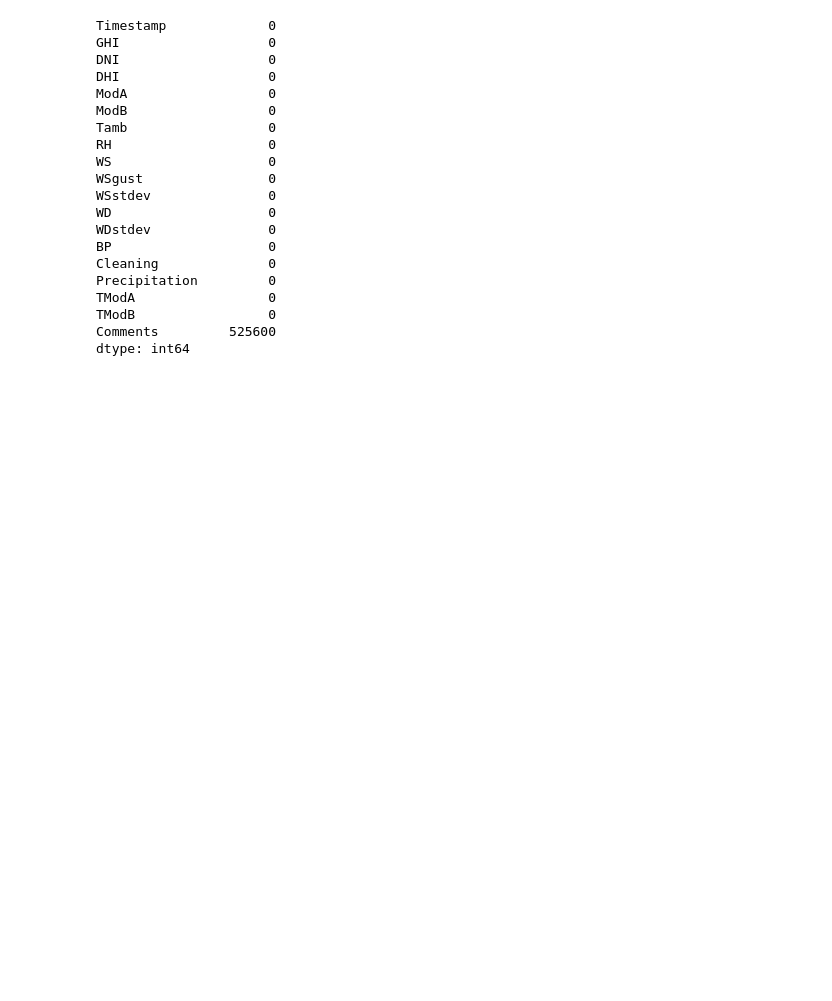
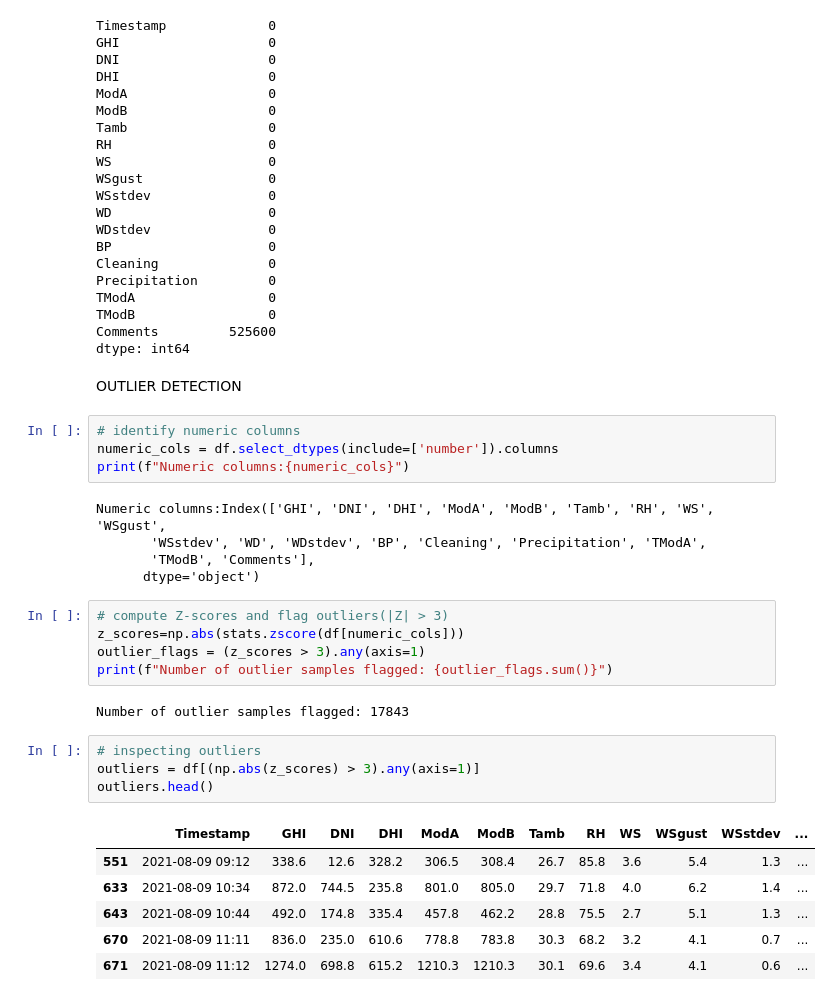
Before and after one commit to ayaf111/solar-challenge-week-0, a Jupyter notebook: notebooks/test.ipynb, the cells around one changed output. Saved outputs shown, nothing was run; the diff lists cells and outputs as text; blank space fills up the shorter version.

```diff
--- a/notebooks/test.ipynb
+++ b/notebooks/test.ipynb
@@ -126,3 +126,32 @@ TModA                 0
 TModB                 0
 Comments         525600
 dtype: int64
+# %% [markdown]
+OUTLIER DETECTION
+# %%
+# identify numeric columns
+numeric_cols = df.select_dtypes(include=['number']).columns
+print(f"Numeric columns:{numeric_cols}")
+# %% [output]
+Numeric columns:Index(['GHI', 'DNI', 'DHI', 'ModA', 'ModB', 'Tamb', 'RH', 'WS', 'WSgust',
+       'WSstdev', 'WD', 'WDstdev', 'BP', 'Cleaning', 'Precipitation', 'TModA',
+       'TModB', 'Comments'],
+      dtype='object')
+# %%
+# compute Z-scores and flag outliers(|Z| > 3)
+z_scores=np.abs(stats.zscore(df[numeric_cols]))
+outlier_flags = (z_scores > 3).any(axis=1)
+print(f"Number of outlier samples flagged: {outlier_flags.sum()}")
+# %% [output]
+Number of outlier samples flagged: 17843
+# %%
+# inspecting outliers
+outliers = df[(np.abs(z_scores) > 3).any(axis=1)]
+outliers.head()
+# %% [output]
+|  | Timestamp | GHI | DNI | DHI | ModA | ModB | Tamb | RH | WS | WSgust | WSstdev | ... |
+| 551 | 2021-08-09 09:12 | 338.6 | 12.6 | 328.2 | 306.5 | 308.4 | 26.7 | 85.8 | 3.6 | 5.4 | 1.3 | ... |
+| 633 | 2021-08-09 10:34 | 872.0 | 744.5 | 235.8 | 801.0 | 805.0 | 29.7 | 71.8 | 4.0 | 6.2 | 1.4 | ... |
+| 643 | 2021-08-09 10:44 | 492.0 | 174.8 | 335.4 | 457.8 | 462.2 | 28.8 | 75.5 | 2.7 | 5.1 | 1.3 | ... |
+| 670 | 2021-08-09 11:11 | 836.0 | 235.0 | 610.6 | 778.8 | 783.8 | 30.3 | 68.2 | 3.2 | 4.1 | 0.7 | ... |
+| 671 | 2021-08-09 11:12 | 1274.0 | 698.8 | 615.2 | 1210.3 | 1210.3 | 30.1 | 69.6 | 3.4 | 4.1 | 0.6 | ... |
```
Also changed, not shown: 1 other file.
